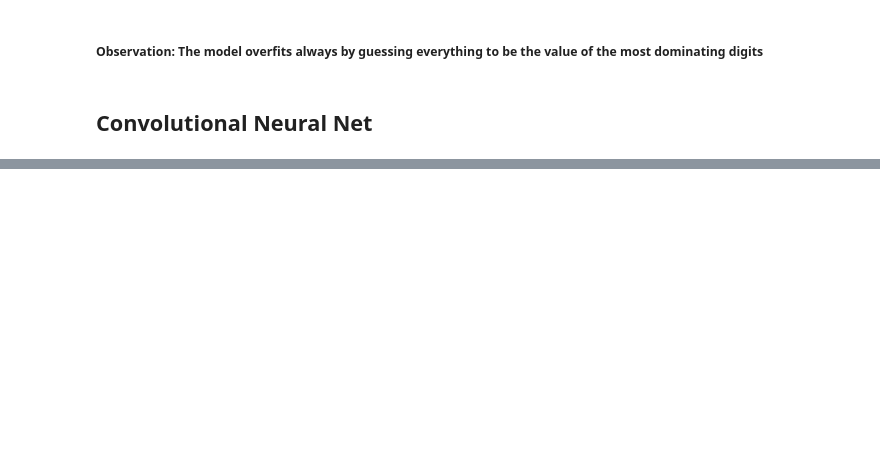
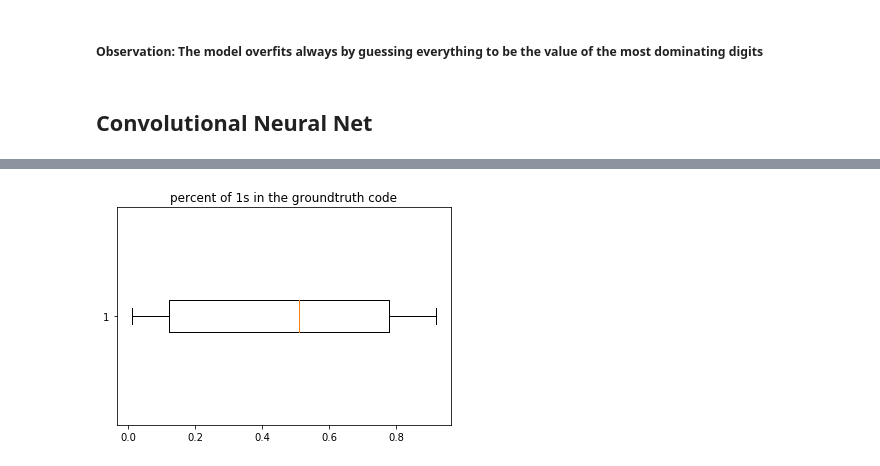
Before and after one commit to Gan-Tu/radioML, a Jupyter notebook: ecc-v1.ipynb, the cells around one changed output, grey strips where cells are left out. Drawn from its saved outputs; the diff is of its cells as text; code cells hidden in the pictures; blank space fills up the shorter version.

```diff
--- a/ecc-v1.ipynb
+++ b/ecc-v1.ipynb
@@ -372,0 +429,5 @@ model.add(Dense(100, activation=None))
+# %%
+plt.title("percent of 1s in the groundtruth code")
+_ = plt.boxplot([sum(x)/100 for x in Y_test], vert=False,)
+# %% [output]
+[figure, added]
```
Also changed, not shown: parts of 16 cells of this notebook, 2 other files.
